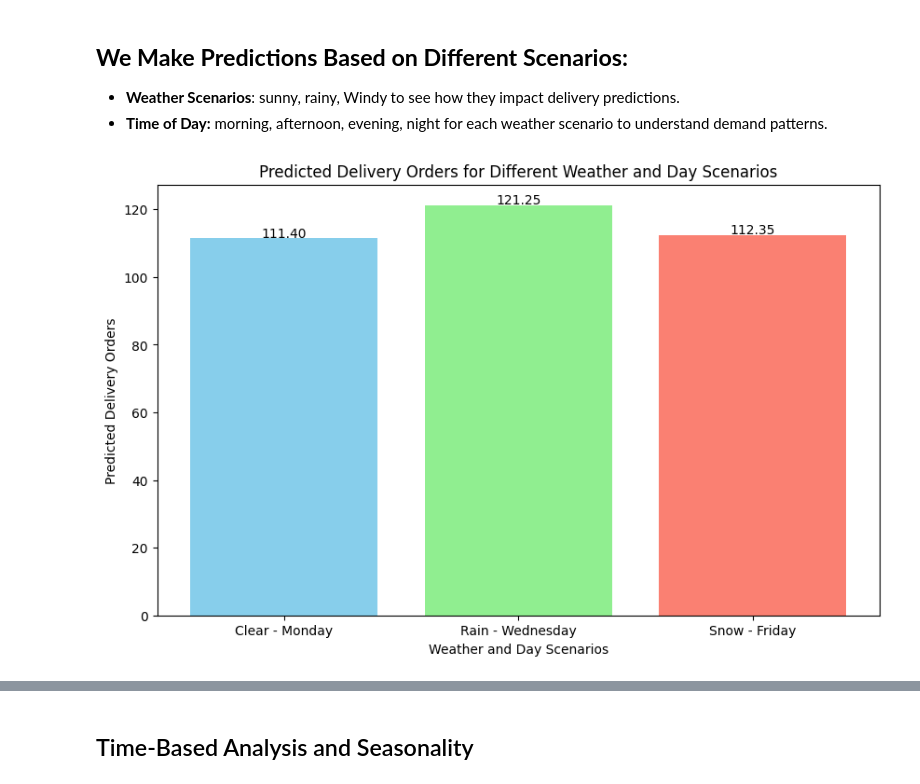
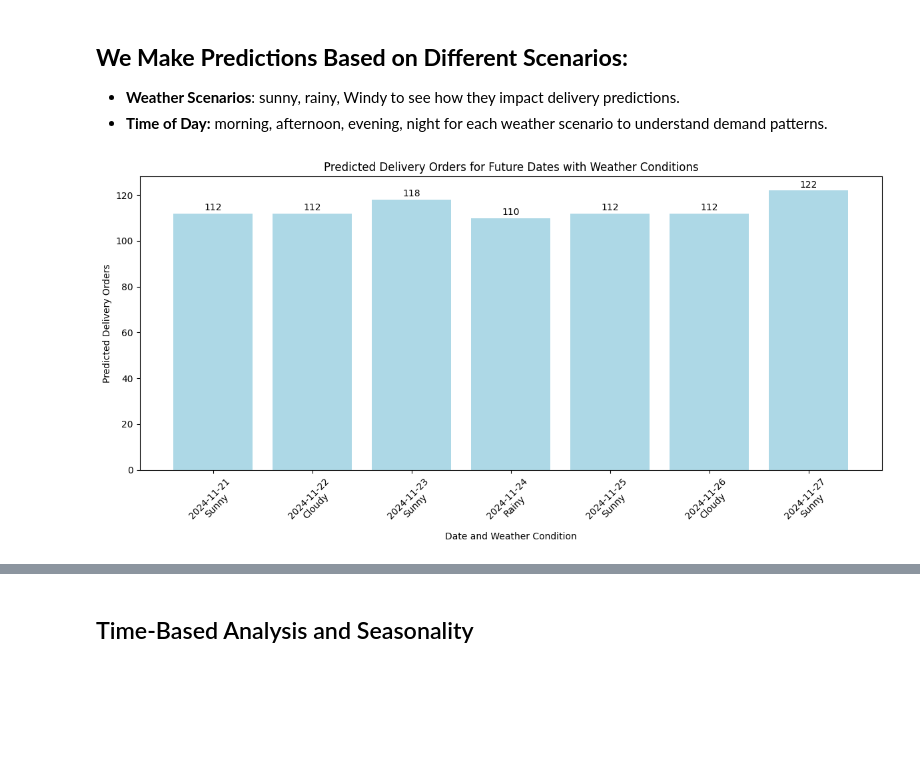
Before and after one commit to priyankkumar-patel-000530800/Food-Delivery, a Jupyter notebook: Capstone_Project_(3).ipynb, the cells around one changed output, grey strips where cells are left out. Saved outputs shown, nothing was run; the diff lists cells and outputs as text; code cells hidden in the pictures; blank space fills up the shorter version.

```diff
--- a/Capstone_Project_(3).ipynb
+++ b/Capstone_Project_(3).ipynb
@@ -608,6 +608,8 @@ import pandas as pd
 from sklearn.ensemble import RandomForestRegressor
 from sklearn.preprocessing import StandardScaler
 from sklearn.model_selection import train_test_split
+import matplotlib.pyplot as plt
+from datetime import datetime, timedelta
 
 # Load and preprocess your data
 data = pd.read_csv('/content/food_delivery_weather_data_with_time.csv')
@@ -642,52 +644,89 @@ X_train, X_test, y_train, y_test = train_test_split(X, y, test_size=0.2, shuffle
 scaler = StandardScaler()
 X_train_scaled = scaler.fit_transform(X_train)
 X_test_scaled = scaler.transform(X_test)
 
 # Train the Random Forest Regressor
 model = RandomForestRegressor(n_estimators=100, random_state=42)
 model.fit(X_train_scaled, y_train)
 
-# Define multiple scenarios for prediction
-scenarios = [
-    {'Temperature': 15, 'Precipitation': 0.5, 'WindSpeed': 8, 'Weather_Clear': 1, 'Day_of_Week_Monday': 1},
-    {'Temperature': 10, 'Precipitation': 0.2, 'WindSpeed': 10, 'Weather_Rain': 1, 'Day_of_Week_Wednesday': 1},
-    {'Temperature': 5, 'Precipitation': 1.0, 'WindSpeed': 15, 'Weather_Snow': 1, 'Day_of_Week_Friday': 1},
-]
+# Define future dates and scenarios for prediction
+start_date = datetime.now()  # Start from today's date
+future_scenarios = []
 
-# Prepare a DataFrame to hold the predictions
+# Create future scenarios for the next 7 days with varying weather conditions
+for i in range(7):
+    future_date = start_date + timedelta(days=i)
+    day_of_week = future_date.strftime('%A')
+
+    # Example weather conditions to vary over the days
+    scenario = {
+        'Temperature': 10 + i,           # Incremental temperature change
+        'Precipitation': 0.1 * i,        # Incremental precipitation
+        'WindSpeed': 5 + i,              # Incremental wind speed
+        'Weather_Clear': 1 if i % 2 == 0 else 0,  # Clear weather on alternate days
+        'Weather_Rain': 1 if i % 3 == 0 else 0,   # Rainy weather every third day
+        'Weather_Snow': 1 if i % 4 == 0 else 0    # Snowy weather every fourth day
+    }
+
+    # Set the correct day of week encoding
+    scenario[f'Day_of_Week_{day_of_week}'] = 1
+
+    # Add scenario to the list
+    future_scenarios.append((future_date.strftime('%Y-%m-%d'), scenario))
+
+# Prepare a DataFrame to hold the predictions and weather labels
 predictions = []
+weather_labels = []  # Store weather conditions for labeling
 
-# Make predictions for each scenario
-for scenario in scenarios:
+# Make predictions for each future scenario
+for future_date, scenario in future_scenarios:
+    # Determine the weather condition label
+    if scenario['Weather_Clear'] == 1:
+        weather_label = 'Sunny'
+    elif scenario['Weather_Rain'] == 1:
+        weather_label = 'Rainy'
+    elif scenario['Weather_Snow'] == 1:
+        weather_label = 'Snowy'
+    else:
+        weather_label = 'Cloudy'
+
     # Fill missing features with 0 for consistency
     for col in X.columns:
         if col not in scenario:
             scenario[col] = 0
 
     # Convert scenario to DataFrame
     scenario_df = pd.DataFrame(scenario, index=[0])
     scenario_df = scenario_df.reindex(columns=X.columns, fill_value=0)
 
     # Scale and predict
     scenario_scaled = scaler.transform(scenario_df)
     predicted_orders = model.predict(scenario_scaled)[0]
 
-    # Append results
-    predictions.append(predicted_orders)
+    # Adjust the prediction to be an even number
+    rounded_prediction = round(predicted_orders)
+    if rounded_prediction % 2 != 0:  # If odd, make it even
+        rounded_prediction += 1
 
-# Plot the results in a bar graph with data labels
-scenarios_labels = ["Clear - Monday", "Rain - Wednesday", "Snow - Friday"]
-plt.figure(figsize=(10, 6))
-bars = plt.bar(scenarios_labels, predictions, color=['skyblue', 'lightgreen', 'salmon'])
-plt.xlabel("Weather and Day Scenarios")
+    # Append results with date and weather label
+    predictions.append((f"{future_date}\n{weather_label}", rounded_prediction))  # Label includes date and weather condition
+
+# Convert predictions to a DataFrame for plotting
+predictions_df = pd.DataFrame(predictions, columns=["Date", "Predicted_Delivery_Orders"])
+
+# Plot the results in a bar graph
+plt.figure(figsize=(12, 6))
+bars = plt.bar(predictions_df["Date"], predictions_df["Predicted_Delivery_Orders"], color='lightblue')
+plt.xlabel("Date and Weather Condition")
 plt.ylabel("Predicted Delivery Orders")
-plt.title("Predicted Delivery Orders for Different Weather and Day Scenarios")
+plt.title("Predicted Delivery Orders for Future Dates with Weather Conditions")
+plt.xticks(rotation=45)
 
-# Add data labels on top of each bar
-for bar, prediction in zip(bars, predictions):
-    plt.text(bar.get_x() + bar.get_width() / 2, bar.get_height() - 0.5, f'{prediction:.2f}',
-             ha='center', va='bottom', fontsize=10, color='black')
+# Add data labels on each bar
+for i, (bar, prediction) in enumerate(zip(bars, predictions_df["Predicted_Delivery_Orders"])):
+    plt.text(bar.get_x() + bar.get_width() / 2, bar.get_height() + 0.5, f"{prediction}", ha='center', va='bottom', fontsize=10)
 
+plt.tight_layout()
 plt.show()
 # %% [output]
-[figure, old version]
+[figure, new version]
```
Also changed, not shown: parts of 6 cells of this notebook.
